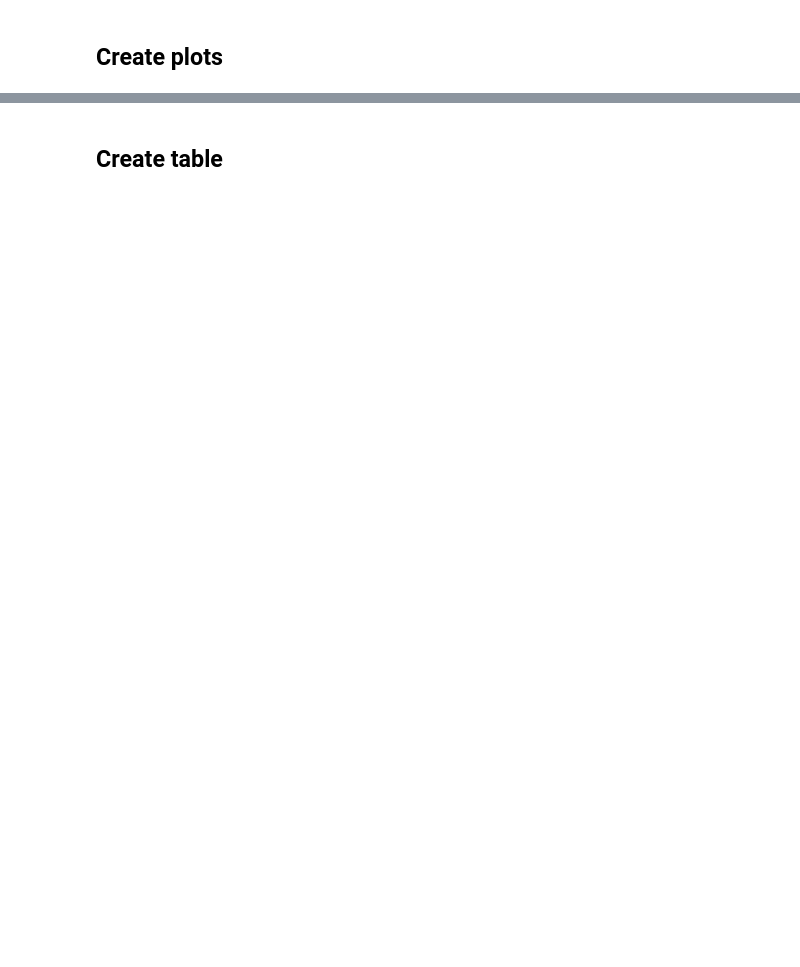
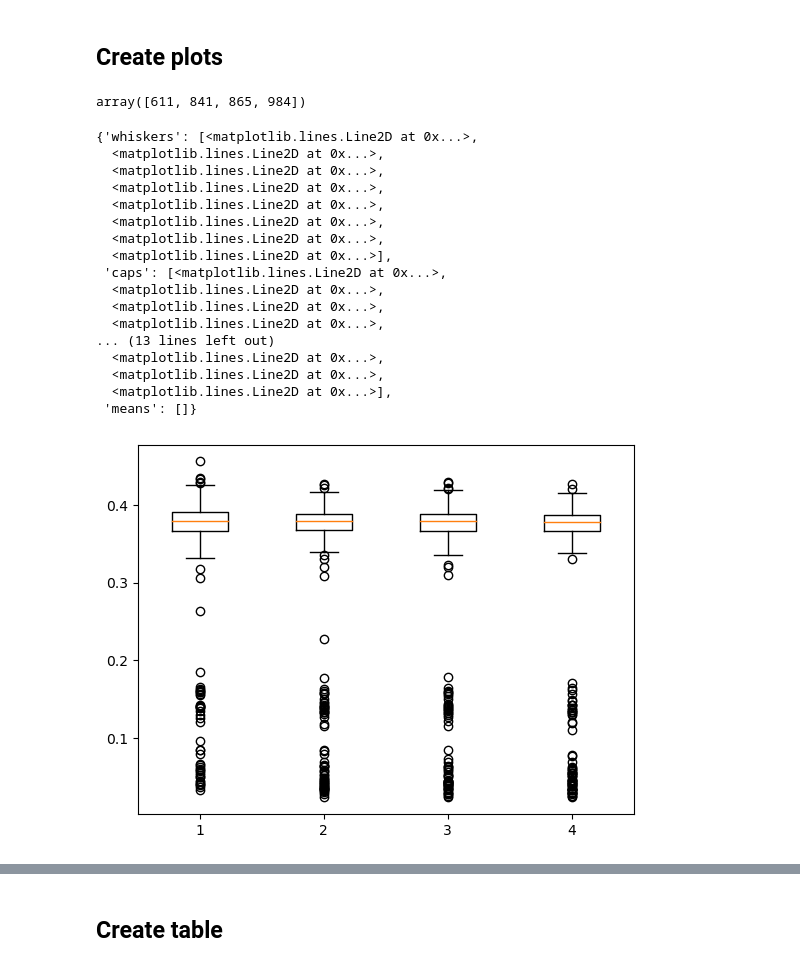
Before and after one commit to Davidvandijcke/fdr, a Jupyter notebook: src/analysis/simulations_1d.ipynb, the cells around one changed output, grey strips where cells are left out. Drawn from its saved outputs; the diff is of its cells as text; code cells hidden in the pictures; blank space fills up the shorter version.

```diff
--- a/src/analysis/simulations_1d.ipynb
+++ b/src/analysis/simulations_1d.ipynb
@@ -65,7 +65,7 @@ S = 50
 N = 3000
 lmbda = 100
 nu = 0.002
-main_dir = "s3://projects-fdd/" #"/home/dvdijcke/"
+main_dir = "/home/dvdijcke/"
 data_out = os.path.join(main_dir, "data", "out")
 figs_dir = os.path.join(main_dir, "results", "figs")
 tabs_dir = os.path.join(main_dir, "results", "tabs")
@@ -100,0 +111,8 @@ jumps = results['jumps']
+# %%
+boots = np.load(os.path.join(data_out, 'subsampling', '1d_boots.npy'))
+boots = boots[0:boots.shape[0]-1,...]
+b = np.load(os.path.join(data_out, 'subsampling', '1d_b.npy'))
+# %%
+b
+# %% [output]
+array([611, 841, 865, 984])
@@ -100,0 +139,21 @@ jumps = results['jumps']
+# %%
+plt.boxplot(zlist)
+# %% [output]
+{'whiskers': [<matplotlib.lines.Line2D at 0x...>,
+  <matplotlib.lines.Line2D at 0x...>,
+  <matplotlib.lines.Line2D at 0x...>,
+  <matplotlib.lines.Line2D at 0x...>,
+  <matplotlib.lines.Line2D at 0x...>,
+  <matplotlib.lines.Line2D at 0x...>,
+  <matplotlib.lines.Line2D at 0x...>,
+  <matplotlib.lines.Line2D at 0x...>],
+ 'caps': [<matplotlib.lines.Line2D at 0x...>,
+  <matplotlib.lines.Line2D at 0x...>,
+  <matplotlib.lines.Line2D at 0x...>,
+  <matplotlib.lines.Line2D at 0x...>,
+... (13 lines left out)
+  <matplotlib.lines.Line2D at 0x...>,
+  <matplotlib.lines.Line2D at 0x...>,
+  <matplotlib.lines.Line2D at 0x...>],
+ 'means': []}
+[figure, added]
```
Also changed, not shown: parts of 28 cells of this notebook.
